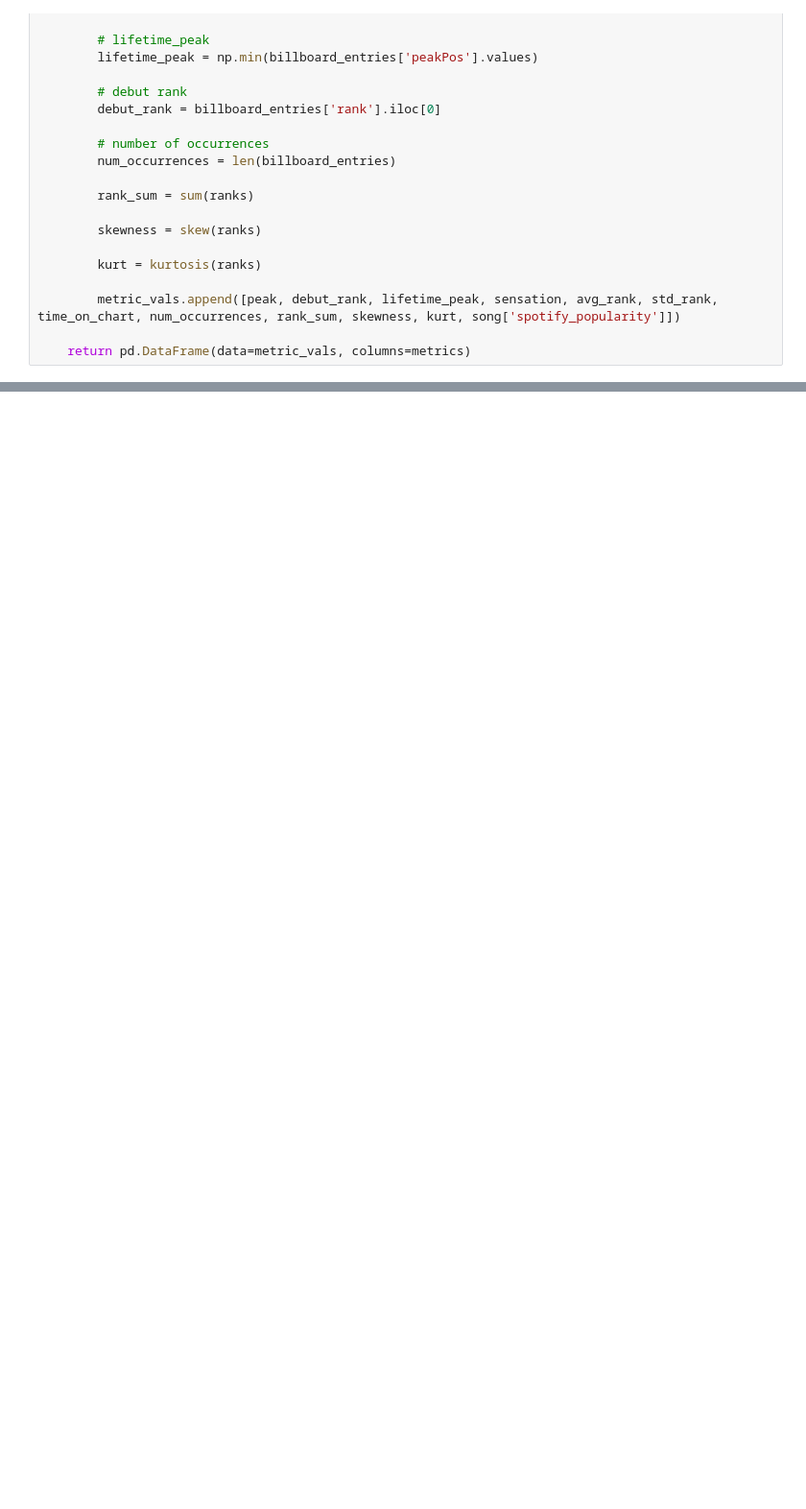
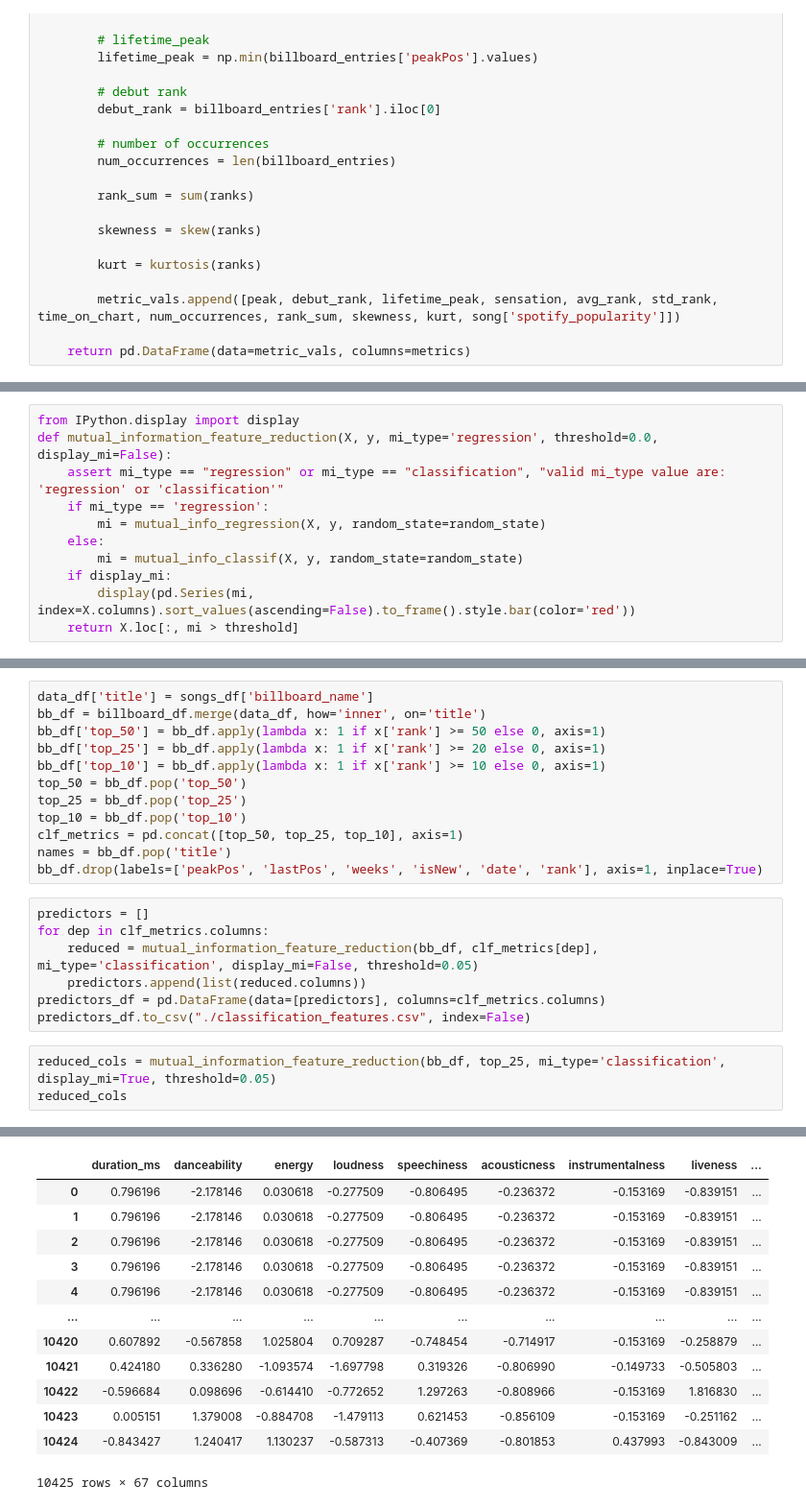
Before and after one commit to Santius0/comp-6940-project, a Jupyter notebook: notebooks/eda.ipynb, the cells around one changed output, grey strips where cells are left out. Shown: that part at 96% size. Drawn from its saved outputs; the diff is of its cells as text; blank space fills up the shorter version.

Commit message:
added initial feature selection based on mutual information

```diff
--- a/notebooks/eda.ipynb
+++ b/notebooks/eda.ipynb
@@ -265,0 +272,11 @@ data_df[data_df.columns] = StandardScaler().fit_transform(data_df)
+# %%
+from IPython.display import display
+def mutual_information_feature_reduction(X, y, mi_type='regression', threshold=0.0, display_mi=False):
+    assert mi_type == "regression" or mi_type == "classification", "valid mi_type value are: 'regression' or 'classification'"
+    if mi_type == 'regression':
+        mi = mutual_info_regression(X, y, random_state=random_state)
+    else:
+        mi = mutual_info_classif(X, y, random_state=random_state)
+    if display_mi:
+        display(pd.Series(mi, index=X.columns).sort_values(ascending=False).to_frame().style.bar(color='red'))
+    return X.loc[:, mi > threshold]
@@ -265,0 +290,23 @@ data_df[data_df.columns] = StandardScaler().fit_transform(data_df)
+# %%
+data_df['title'] = songs_df['billboard_name']
+bb_df = billboard_df.merge(data_df, how='inner', on='title')
+bb_df['top_50'] = bb_df.apply(lambda x: 1 if x['rank'] >= 50 else 0, axis=1)
+bb_df['top_25'] = bb_df.apply(lambda x: 1 if x['rank'] >= 20 else 0, axis=1)
+bb_df['top_10'] = bb_df.apply(lambda x: 1 if x['rank'] >= 10 else 0, axis=1)
+top_50 = bb_df.pop('top_50')
+top_25 = bb_df.pop('top_25')
+top_10 = bb_df.pop('top_10')
+clf_metrics = pd.concat([top_50, top_25, top_10], axis=1)
+names = bb_df.pop('title')
+bb_df.drop(labels=['peakPos', 'lastPos', 'weeks', 'isNew', 'date', 'rank'], axis=1, inplace=True)
+# %%
+predictors = []
+for dep in clf_metrics.columns:
+    reduced = mutual_information_feature_reduction(bb_df, clf_metrics[dep], mi_type='classification', display_mi=False, threshold=0.05)
+    predictors.append(list(reduced.columns))
+predictors_df = pd.DataFrame(data=[predictors], columns=clf_metrics.columns)
+predictors_df.to_csv("./classification_features.csv", index=False)
+# %%
+reduced_cols = mutual_information_feature_reduction(bb_df, top_25, mi_type='classification', display_mi=True, threshold=0.05)
+reduced_cols
+# %% [output]
@@ -265,0 +330,13 @@ data_df[data_df.columns] = StandardScaler().fit_transform(data_df)
+|  | duration_ms | danceability | energy | loudness | speechiness | acousticness | instrumentalness | liveness | ... |
+| 0 | 0.796196 | -2.178146 | 0.030618 | -0.277509 | -0.806495 | -0.236372 | -0.153169 | -0.839151 | ... |
+| 1 | 0.796196 | -2.178146 | 0.030618 | -0.277509 | -0.806495 | -0.236372 | -0.153169 | -0.839151 | ... |
+| 2 | 0.796196 | -2.178146 | 0.030618 | -0.277509 | -0.806495 | -0.236372 | -0.153169 | -0.839151 | ... |
+| 3 | 0.796196 | -2.178146 | 0.030618 | -0.277509 | -0.806495 | -0.236372 | -0.153169 | -0.839151 | ... |
+| 4 | 0.796196 | -2.178146 | 0.030618 | -0.277509 | -0.806495 | -0.236372 | -0.153169 | -0.839151 | ... |
+| ... | ... | ... | ... | ... | ... | ... | ... | ... | ... |
+| 10420 | 0.607892 | -0.567858 | 1.025804 | 0.709287 | -0.748454 | -0.714917 | -0.153169 | -0.258879 | ... |
+| 10421 | 0.424180 | 0.336280 | -1.093574 | -1.697798 | 0.319326 | -0.806990 | -0.149733 | -0.505803 | ... |
+| 10422 | -0.596684 | 0.098696 | -0.614410 | -0.772652 | 1.297263 | -0.808966 | -0.153169 | 1.816830 | ... |
+| 10423 | 0.005151 | 1.379008 | -0.884708 | -1.479113 | 0.621453 | -0.856109 | -0.153169 | -0.251162 | ... |
+| 10424 | -0.843427 | 1.240417 | 1.130237 | -0.587313 | -0.407369 | -0.801853 | 0.437993 | -0.843009 | ... |
+10425 rows × 67 columns
```
Also changed, not shown: parts of 7 cells of this notebook, 2 other files.
